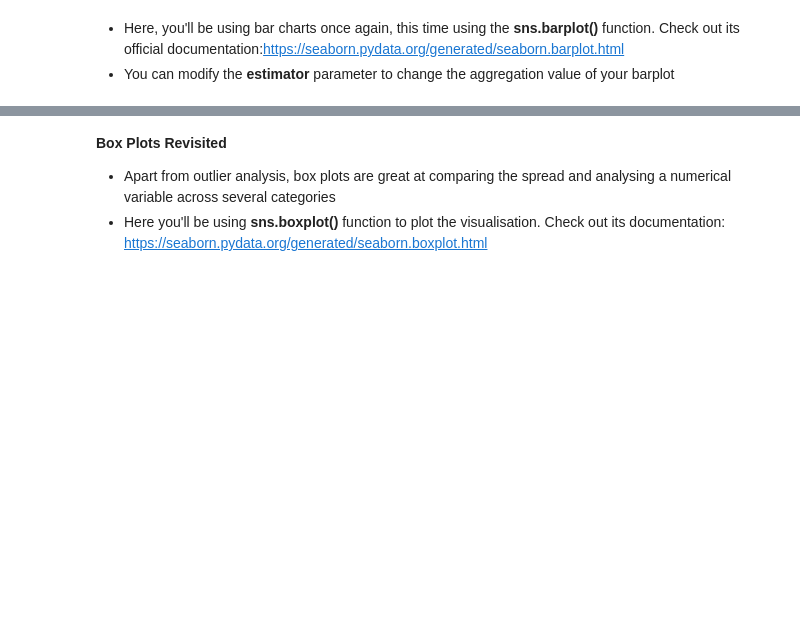
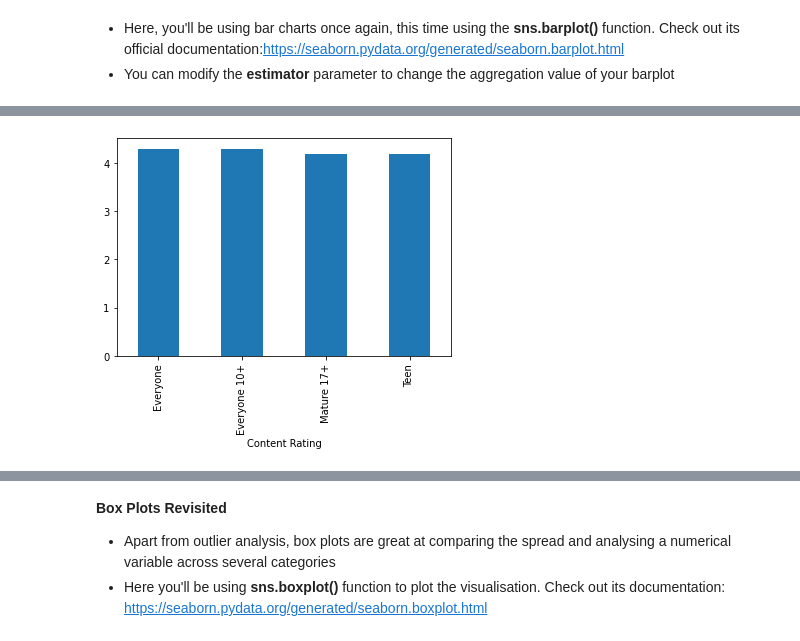
Before and after one commit to teerapat1739/multipurpose-jupyter-notebook, a Jupyter notebook: notebooks/Data Visualisation in Python - Case Study.ipynb, the cells around one changed output, grey strips where cells are left out. Cells and saved outputs as stored; diff of their text form; code cells hidden in the pictures; blank space fills up the shorter version.

```diff
--- a/notebooks/Data Visualisation in Python - Case Study.ipynb
+++ b/notebooks/Data Visualisation in Python - Case Study.ipynb
@@ -744,4 +749,8 @@ plt.show()
 # %%
 ##Plot the bar plot again with Median Rating
+inp1.groupby(['Content Rating'])['Rating'].median().plot.bar()
+plt.show()
+# %% [output]
+[figure, added]
 # %%
 ##Plot the above bar plot using the estimator parameter
```
Also changed, not shown: parts of 8 cells of this notebook.
